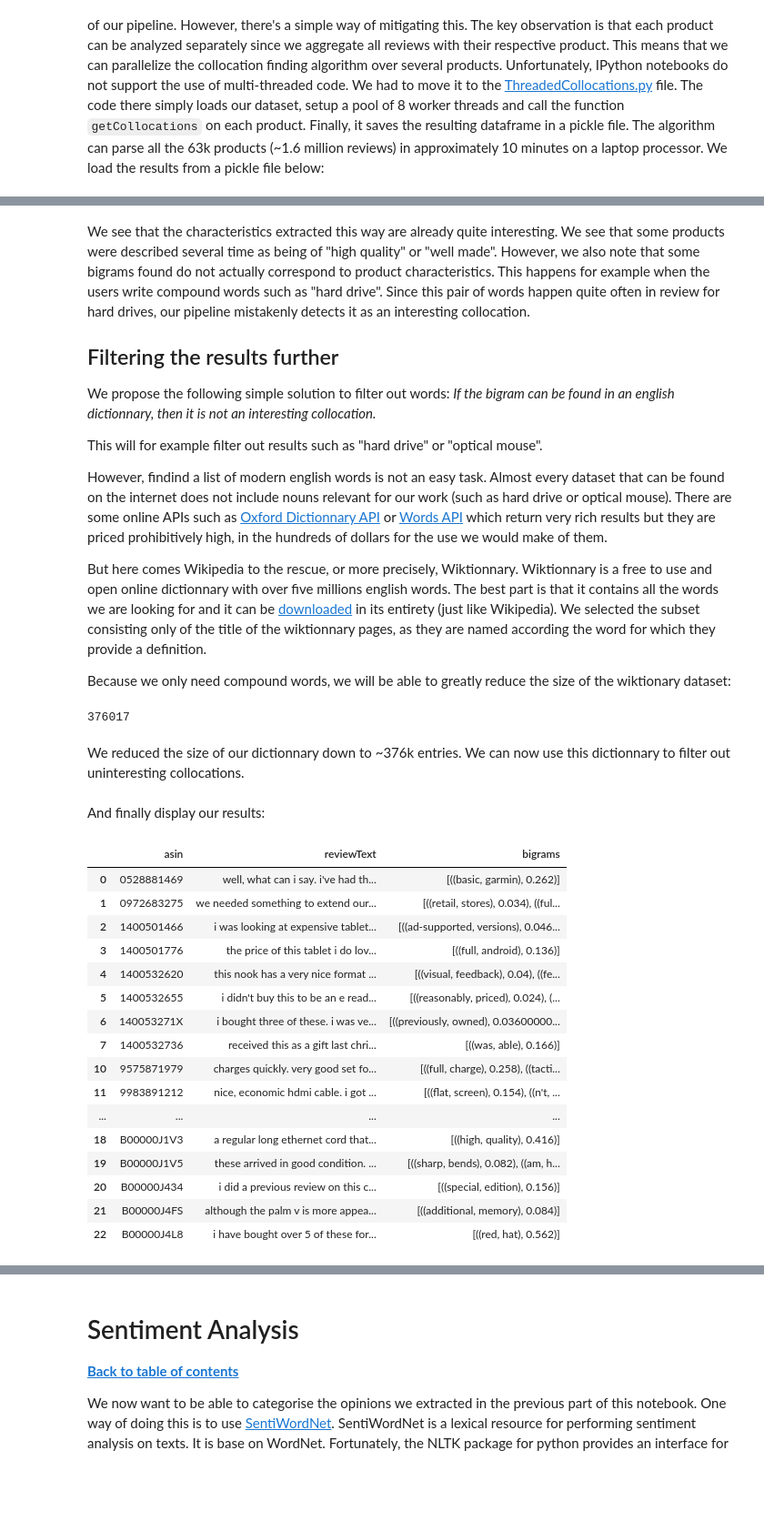
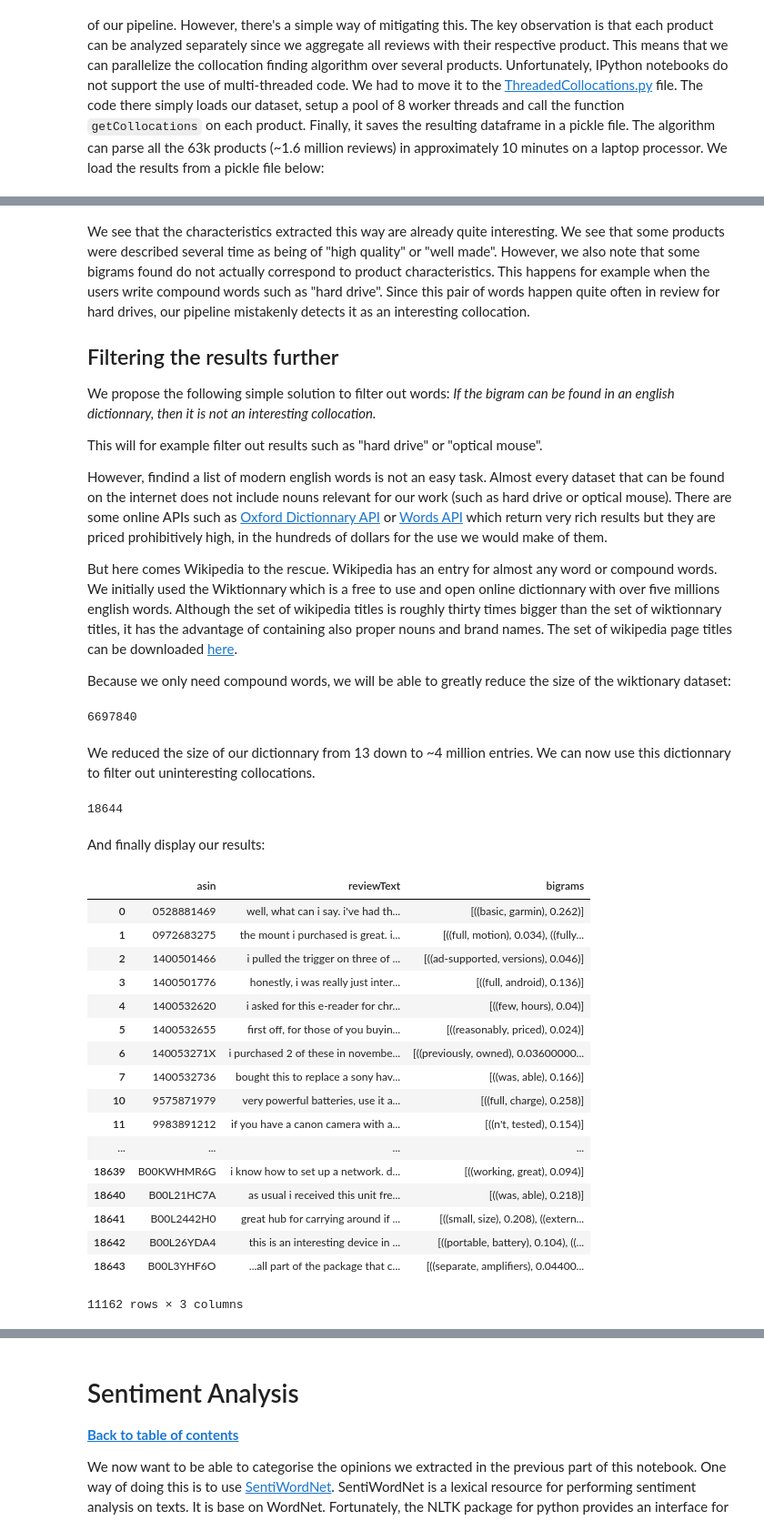
Before and after one commit to lkieliger/adagroup, a Jupyter notebook: project/Natural_Language_Project.ipynb, the cells around one changed output, grey strips where cells are left out. Shown: that part at 91% size. Drawn from its saved outputs; the diff is of its cells as text; code cells hidden in the pictures; blank space fills up the shorter version.

Commit message:
Implement improved filtering with wikipedia page titles

```diff
--- a/project/Natural_Language_Project.ipynb
+++ b/project/Natural_Language_Project.ipynb
@@ -435,37 +440,48 @@ This will for example filter out results such as "hard drive" or "optical mouse"
 
 However, findind a list of modern english words is not an easy task. Almost every dataset that can be found on the internet does not include nouns relevant for our work (such as hard drive or optical mouse). There are some online APIs such as [Oxford Dictionnary API](https://developer.oxforddictionaries.com/) or [Words API](https://www.wordsapi.com/) which return very rich results but they are priced prohibitively high, in the hundreds of dollars for the use we would make of them.
 
-But here comes Wikipedia to the rescue, or more precisely, Wiktionnary. Wiktionnary is a free to use and open online dictionnary with over five millions english words. The best part is that it contains all the words we are looking for and it can be [downloaded](https://dumps.wikimedia.org/enwiktionary/) in its entirety (just like Wikipedia). We selected the subset consisting only of the title of the wiktionnary pages, as they are named according the word for which they provide a definition.
+But here comes Wikipedia to the rescue. Wikipedia has an entry for almost any word or compound words. We initially used the Wiktionnary which is a free to use and open online dictionnary with over five millions english words. Although the set of wikipedia titles is roughly thirty times bigger than the set of wiktionnary titles, it has the advantage of containing also proper nouns and brand names. The set of wikipedia page titles can be downloaded [here](https://dumps.wikimedia.org/enwiki/latest/).
 
 Because we only need compound words, we will be able to greatly reduce the size of the wiktionary dataset:
 # %%
-wiktionnary = pd.DataFrame.from_csv('data/enwiktionary-latest-all-titles', sep='\t')
+wiki = pd.DataFrame.from_csv('data/enwiki-latest-all-titles-in-ns0', sep='\t').reset_index()
+
+# Normalize the representation of title
+wiki.page_title = wiki.page_title.str.lower()
 
 # Keep only compound words, spaces are represented using underscores
-wiktionnary = wiktionnary[wiktionnary.page_title.str.contains('_', na=False)]
+wiki = wiki[wiki.page_title.str.contains('_', na=False)]
 
 # Remove garbage pages entered by the user by keeping only alphanumeric titles
-wiktionnary_filtered = wiktionnary[wiktionnary.page_title.str.contains("^\w+$", na=False, regex=True)]
+#wiki_filtered = wiki[wiki.page_title.str.contains("^[a-z_]+$", na=False, regex=True)]
 
-compound_words = wiktionnary_filtered.page_title
-compound_words = compound_words.str.lower()
+# Remove entries which are not simple compount words
+wiki_filtered = wiki_filtered[wiki_filtered.page_title.str.replace('[a-z]', '').apply(len) < 2]
+
+compound_words = wiki_filtered.page_title
+compound_words = compound_words.sort_values(ascending=True)
 compound_words.head()
 print(len(compound_words))
 
 compound_words.to_pickle("data/filtered_compound_words.pickle.gz", compression='gzip')
 # %% [output]
-376017
+6697840
 # %% [markdown]
-We reduced the size of our dictionnary down to ~376k entries. We can now use this dictionnary to filter out uninteresting collocations.
+We reduced the size of our dictionnary from 13 down to ~4 million entries. We can now use this dictionnary to filter out uninteresting collocations.
 # %%
 compound_dictionnary = pd.read_pickle("data/filtered_compound_words.pickle.gz")
 
 def is_compound_word(word):
-    return word in compound_dictionnary.values
+    x = compound_dictionnary.iloc[compound_dictionnary.searchsorted(word)].values
+    return x[0] == word
 
 def filter_bigram_list(tuple_list):
     l = [(tup,num) for (tup,num) in tuple_list if not is_compound_word(tup[0]+'_'+tup[1])]
     return l if l else np.nan
+# %%
+len(df_product)
+# %% [output]
+18644
 # %%
 df_product_filtered = df_product.copy()
 
@@ -475,22 +491,23 @@ df_product_filtered = df_product_filtered[df_product_filtered.bigrams.notnull()]
 # %% [markdown]
 And finally display our results:
 # %%
-df_product_filtered.head(20)
+df_product_filtered
 # %% [output]
 |  | asin | reviewText | bigrams |
 | 0 | 0528881469 | well, what can i say. i've had th... | [((basic, garmin), 0.262)] |
-| 1 | 0972683275 | we needed something to extend our... | [((retail, stores), 0.034), ((ful... |
-| 2 | 1400501466 | i was looking at expensive tablet... | [((ad-supported, versions), 0.046... |
-| 3 | 1400501776 | the price of this tablet i do lov... | [((full, android), 0.136)] |
-| 4 | 1400532620 | this nook has a very nice format ... | [((visual, feedback), 0.04), ((fe... |
-| 5 | 1400532655 | i didn't buy this to be an e read... | [((reasonably, priced), 0.024), (... |
-| 6 | 140053271X | i bought three of these. i was ve... | [((previously, owned), 0.03600000... |
-| 7 | 1400532736 | received this as a gift last chri... | [((was, able), 0.166)] |
-| 10 | 9575871979 | charges quickly. very good set fo... | [((full, charge), 0.258), ((tacti... |
-| 11 | 9983891212 | nice, economic hdmi cable. i got ... | [((flat, screen), 0.154), ((n't, ... |
+| 1 | 0972683275 | the mount i purchased is great. i... | [((full, motion), 0.034), ((fully... |
+| 2 | 1400501466 | i pulled the trigger on three of ... | [((ad-supported, versions), 0.046)] |
+| 3 | 1400501776 | honestly, i was really just inter... | [((full, android), 0.136)] |
+| 4 | 1400532620 | i asked for this e-reader for chr... | [((few, hours), 0.04)] |
+| 5 | 1400532655 | first off, for those of you buyin... | [((reasonably, priced), 0.024)] |
+| 6 | 140053271X | i purchased 2 of these in novembe... | [((previously, owned), 0.03600000... |
+| 7 | 1400532736 | bought this to replace a sony hav... | [((was, able), 0.166)] |
+| 10 | 9575871979 | very powerful batteries, use it a... | [((full, charge), 0.258)] |
+| 11 | 9983891212 | if you have a canon camera with a... | [((n't, tested), 0.154)] |
 | ... | ... | ... | ... |
-| 18 | B00000J1V3 | a regular long ethernet cord that... | [((high, quality), 0.416)] |
-| 19 | B00000J1V5 | these arrived in good condition. ... | [((sharp, bends), 0.082), ((am, h... |
-| 20 | B00000J434 | i did a previous review on this c... | [((special, edition), 0.156)] |
-| 21 | B00000J4FS | although the palm v is more appea... | [((additional, memory), 0.084)] |
-| 22 | B00000J4L8 | i have bought over 5 of these for... | [((red, hat), 0.562)] |
+| 18639 | B00KWHMR6G | i know how to set up a network. d... | [((working, great), 0.094)] |
+| 18640 | B00L21HC7A | as usual i received this unit fre... | [((was, able), 0.218)] |
+| 18641 | B00L2442H0 | great hub for carrying around if ... | [((small, size), 0.208), ((extern... |
+| 18642 | B00L26YDA4 | this is an interesting device in ... | [((portable, battery), 0.104), ((... |
+| 18643 | B00L3YHF6O | ...all part of the package that c... | [((separate, amplifiers), 0.04400... |
+11162 rows × 3 columns
```
Also changed, not shown: parts of 5 cells of this notebook, 1 other file.
